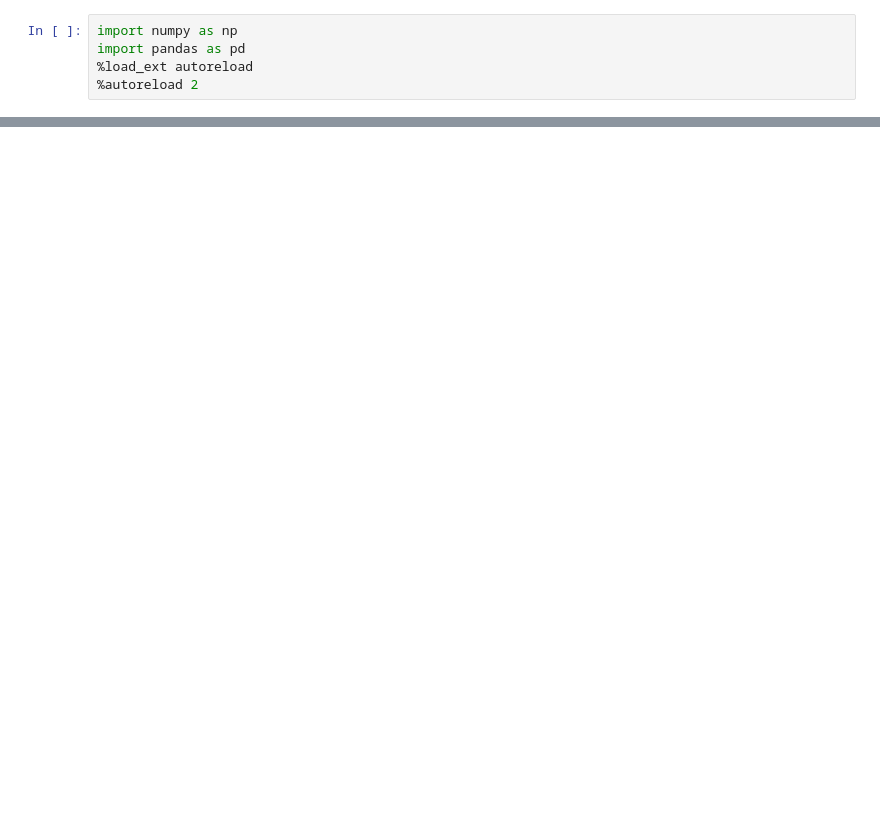
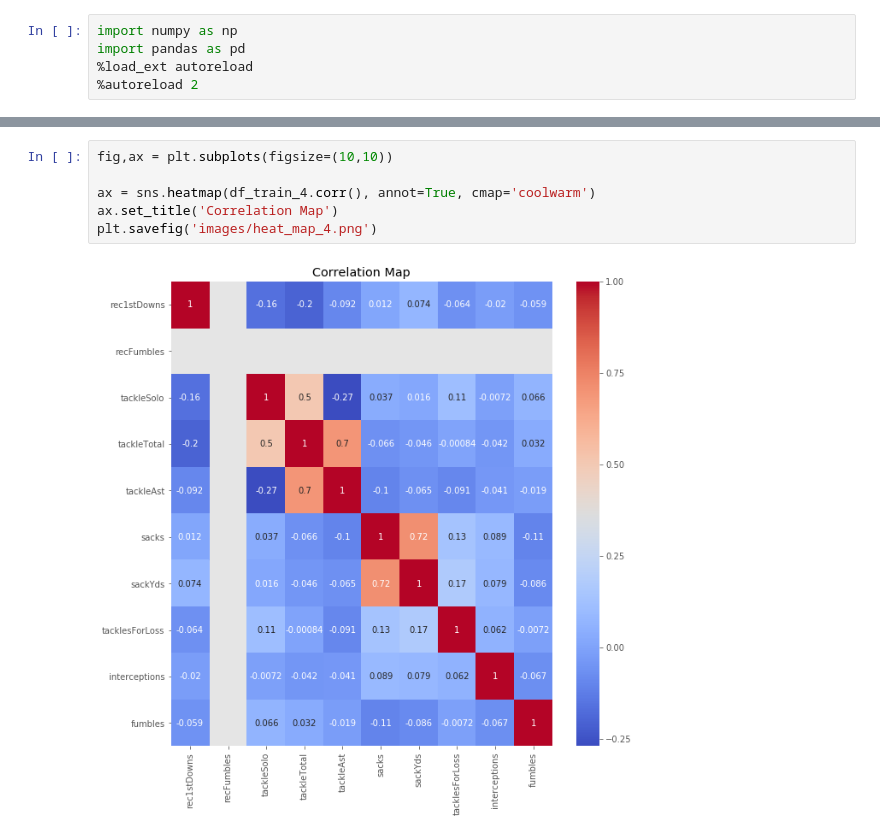
Before and after one commit to tylerjwoods/nfl_game_predictor, a Jupyter notebook: nfl_notebook.ipynb, the cells around one changed output, grey strips where cells are left out. Saved outputs shown, nothing was run; the diff lists cells and outputs as text; blank space fills up the shorter version.

```diff
--- a/nfl_notebook.ipynb
+++ b/nfl_notebook.ipynb
@@ -47,0 +122,8 @@ team_stats_aggregated.aggregated_stats.to_csv('data/aggregated_2014_to_2019.csv'
+# %%
+fig,ax = plt.subplots(figsize=(10,10))
+
+ax = sns.heatmap(df_train_4.corr(), annot=True, cmap='coolwarm')
+ax.set_title('Correlation Map')
+plt.savefig('images/heat_map_4.png')
+# %% [output]
+[figure, added]
```
Also changed, not shown: parts of 38 cells of this notebook, 8 other files.
